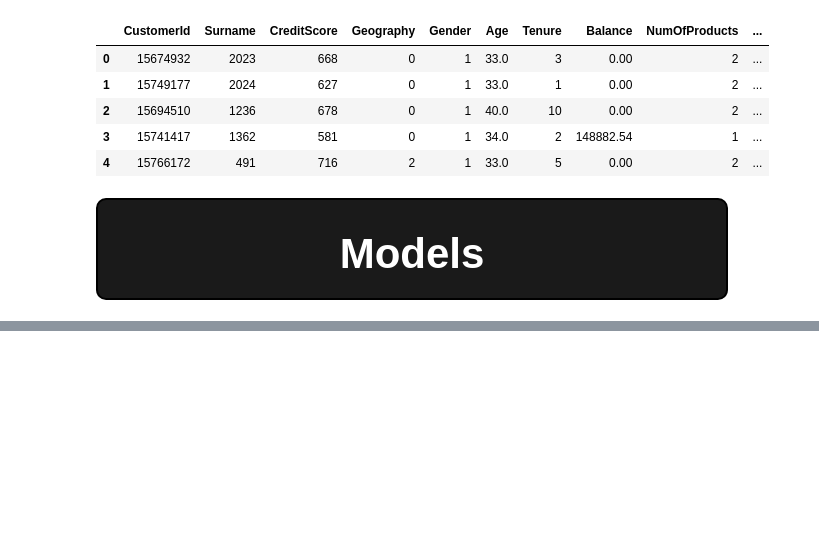
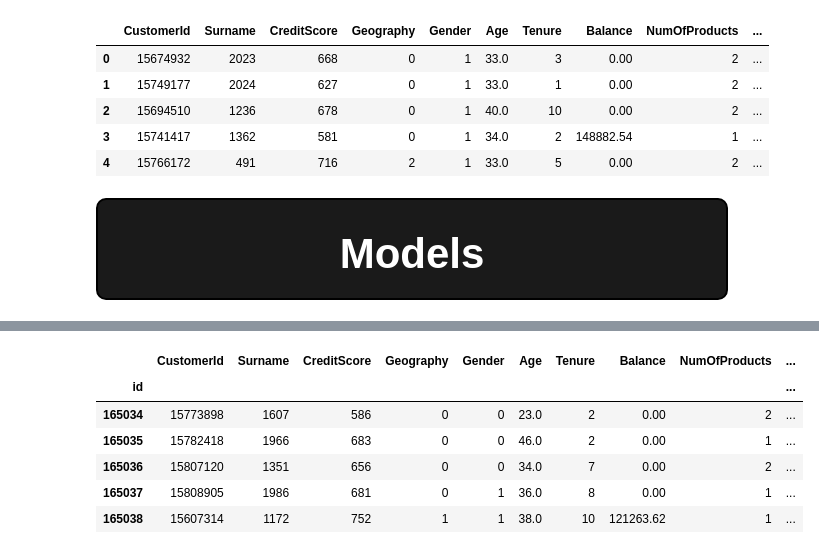
Before and after one commit to StefanSan26/kaggle, a Jupyter notebook: churn-bank.ipynb, the cells around one changed output, grey strips where cells are left out. Drawn from its saved outputs; the diff is of its cells as text; code cells hidden in the pictures; blank space fills up the shorter version.

Commit message:
Kaggle Notebook | Bank Customer Churn Prediction | Version 16

```diff
--- a/churn-bank.ipynb
+++ b/churn-bank.ipynb
@@ -377,0 +415,10 @@ saved_params = {'n_estimators': 250, 'min_samples_split': 4, 'min_samples_leaf':
+# %%
+test_data.head()
+# %% [output]
+|  | CustomerId | Surname | CreditScore | Geography | Gender | Age | Tenure | Balance | NumOfProducts | ... |
+| id |  |  |  |  |  |  |  |  |  | ... |
+| 165034 | 15773898 | 1607 | 586 | 0 | 0 | 23.0 | 2 | 0.00 | 2 | ... |
+| 165035 | 15782418 | 1966 | 683 | 0 | 0 | 46.0 | 2 | 0.00 | 1 | ... |
+| 165036 | 15807120 | 1351 | 656 | 0 | 0 | 34.0 | 7 | 0.00 | 2 | ... |
+| 165037 | 15808905 | 1986 | 681 | 0 | 1 | 36.0 | 8 | 0.00 | 1 | ... |
+| 165038 | 15607314 | 1172 | 752 | 1 | 1 | 38.0 | 10 | 121263.62 | 1 | ... |
```
Also changed, not shown: parts of 18 cells of this notebook.
